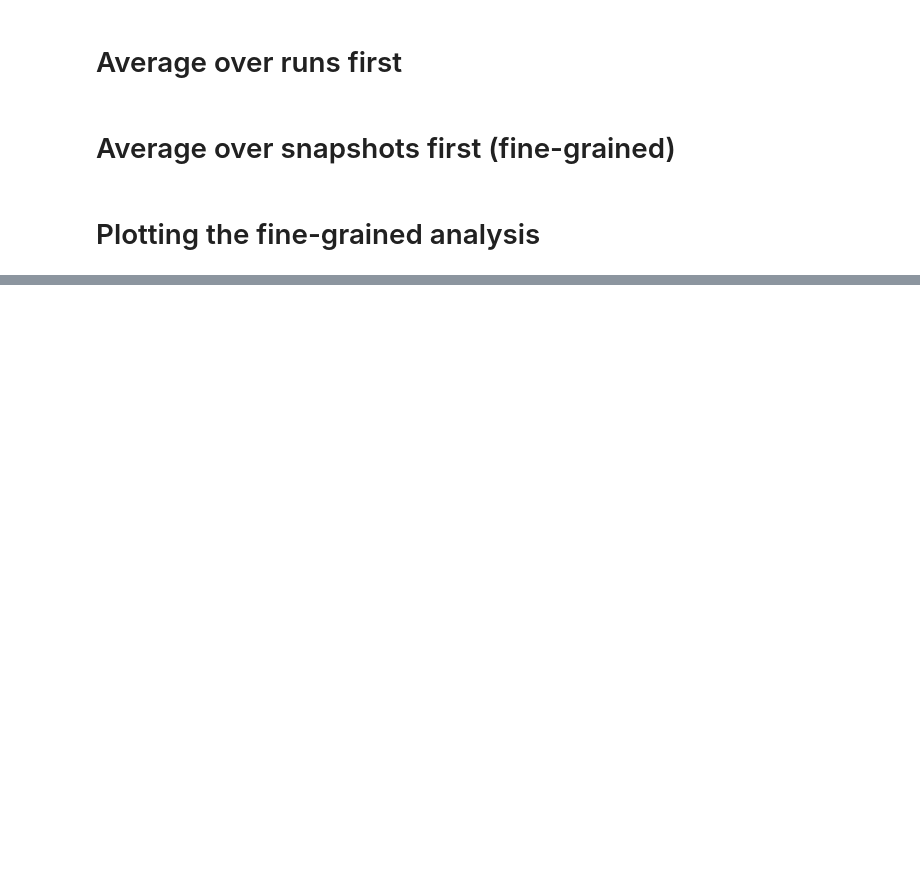
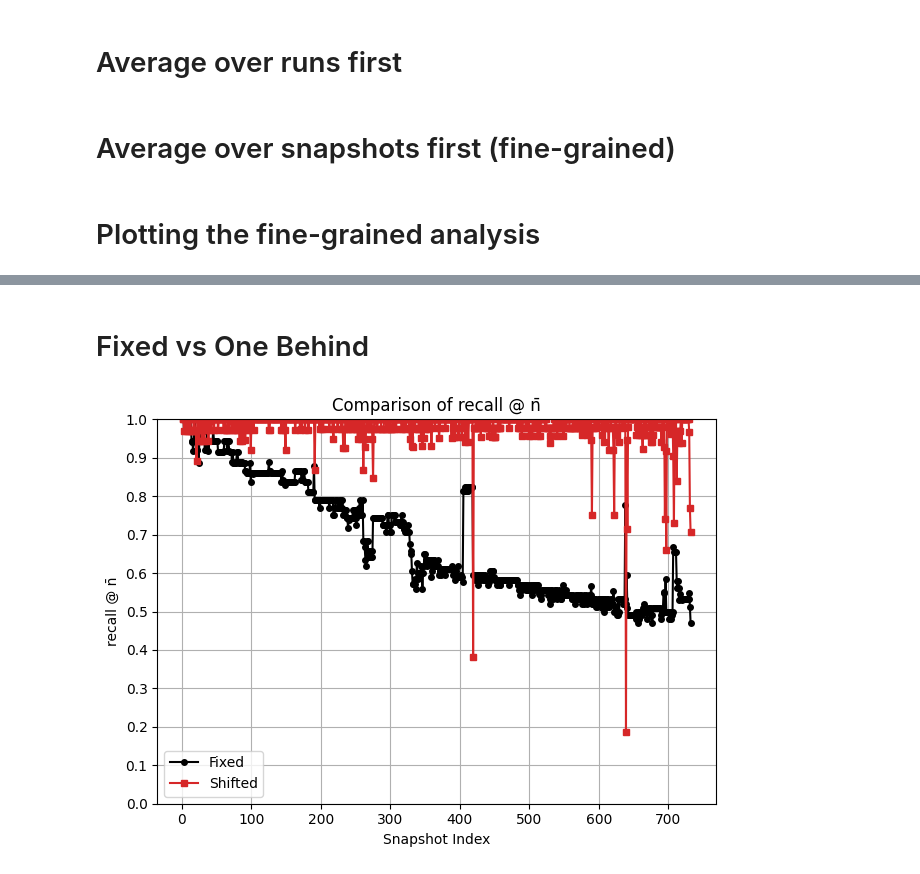
Before and after one commit to Bulat27/Tonic_with_MDP_Updated, a Jupyter notebook: preliminary_analysis/code/analysis/analysis.ipynb, the cells around one changed output, grey strips where cells are left out. Drawn from its saved outputs; the diff is of its cells as text; code cells hidden in the pictures; blank space fills up the shorter version.

```diff
--- a/preliminary_analysis/code/analysis/analysis.ipynb
+++ b/preliminary_analysis/code/analysis/analysis.ipynb
@@ -3,7 +3,7 @@ import os
 import numpy as np
 import matplotlib.pyplot as plt
 # %%
-def load_recall_matrix(base_output_folder):
+def load_metric_matrix(base_output_folder, metric_file_name):
     """
     Loads the recall values from each run folder under base_output_folder
     and returns a 2D NumPy array of shape (n_runs, n_snapshots).
@@ -22,7 +22,8 @@ def load_recall_matrix(base_output_folder):
     recall_matrix = []
 
     for run_folder in run_folders:
-        path = os.path.join(base_output_folder, run_folder, "recall_values.txt")
+        # path = os.path.join(base_output_folder, run_folder, "rbo.txt")
+        path = os.path.join(base_output_folder, run_folder, metric_file_name)
         recalls = []
         with open(path, "r") as f:
             for line in f:
@@ -109,7 +110,7 @@ def plot_snapshot_recall_from_folder(folder_path, label=None, color=None, marker
     - color (str): Optional matplotlib color
     - marker (str): Marker style for data points (e.g., 'o', '^', 's', 'x')
     """
-    recall_matrix = load_recall_matrix(folder_path)
+    recall_matrix = load_metric_matrix(folder_path)
 
     snapshot_means = recall_matrix.mean(axis=0)
     snapshot_stds = recall_matrix.std(axis=0, ddof=1)
@@ -129,6 +130,8 @@ def plot_snapshot_recall_from_folder(folder_path, label=None, color=None, marker
     plt.ylabel("recall @ n̄")
     plt.title("Per-Snapshot recall with Std Dev")
     plt.grid(True)
+    # Fix the y axis to be between 0 and 1
+    plt.ylim(0, 1)
 # %% [markdown]
 # Average over runs first
 # %%
@@ -175,0 +170,28 @@ plt.show()
+# %%
+base_dir = "/home/nikolabulat/Snapshot_Update/Tonic/preliminary_analysis/outputs/as_733_uss_50_trials"
+c_values = [1, 2, 3, 4, 5]
+colors = ['blue', 'green', 'orange', 'red', 'purple']
+markers = ['o', '^', 's', 'd', 'v']
+
+plt.figure(figsize=(10, 5))
+for c, color, marker in zip(c_values, colors, markers):
+    folder = os.path.join(base_dir, f"c{c}")
+    plot_snapshot_recall_from_folder(folder, label=f"c = {c}", color=color, marker=marker)
+
+plt.legend()
+plt.tight_layout()
+plt.show()
+# %%
+base_dir = "/home/nikolabulat/Snapshot_Update/Tonic/preliminary_analysis/outputs/oregon1_uss_50_trials"
+c_values = [1, 2, 3, 4, 5]
+colors = ['blue', 'green', 'orange', 'red', 'purple']
+markers = ['o', '^', 's', 'd', 'v']
+
+plt.figure(figsize=(10, 5))
+for c, color, marker in zip(c_values, colors, markers):
+    folder = os.path.join(base_dir, f"c{c}")
+    plot_snapshot_recall_from_folder(folder, label=f"c = {c}", color=color, marker=marker)
+
+plt.legend()
+plt.tight_layout()
+plt.show()
@@ -175,0 +251,2 @@ plt.show()
+# %% [markdown]
+# Fixed vs One Behind
@@ -175,0 +303,9 @@ plt.show()
+# %%
+plot_metric_comparison(
+    fixed_run_folder="/home/nikolabulat/Snapshot_Update/Tonic/preliminary_analysis/outputs/as_733_fixed_predictor/run",
+    shifted_run_folder="/home/nikolabulat/Snapshot_Update/Tonic/preliminary_analysis/outputs/as_733_one_before_predictor/run",
+    metric_filename="recall.txt",
+    ylabel="recall @ n̄"
+)
+# %% [output]
+[figure, added]
```
Also changed, not shown: parts of 25 cells of this notebook, 15 other files.
